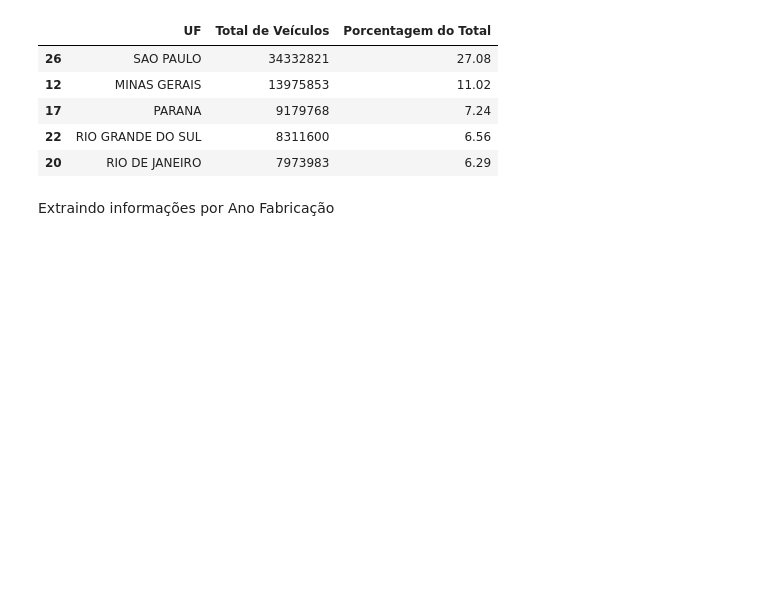
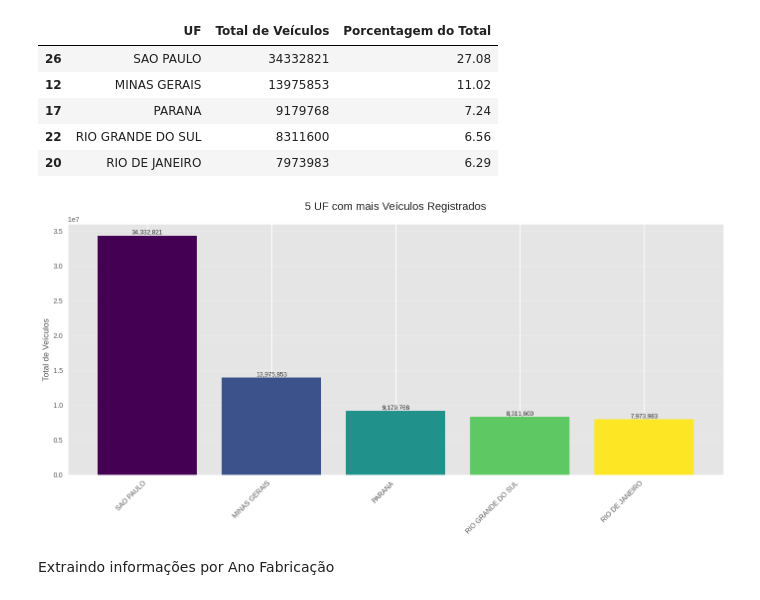
Before and after one commit to fabiobaroliveira/analise_exploratoria_de_dados, a Jupyter notebook: analise_exploratoria_frota_nacional.ipynb, the cells around one changed output. Cells and saved outputs as stored; diff of their text form; code cells hidden in the pictures; blank space fills up the shorter version.

```diff
--- a/analise_exploratoria_frota_nacional.ipynb
+++ b/analise_exploratoria_frota_nacional.ipynb
@@ -207,6 +185,40 @@ DataFrame consolidado por UF:
 # Criando novo arquivo .csv
 
 df_veiculos_uf.to_csv('veiculos_por_uf.csv', index=False, sep=';')
+# %%
+# Configurações de estilo
+plt.style.use('ggplot')  # Usando um estilo válido
+plt.figure(figsize=(14, 7))
+
+top_5 = []
+
+# Pegando os 5 maiores UF
+top_5 = df_veiculos_uf.head(5)
+
+# Criando o gráfico de barras
+bars = plt.bar(
+    top_5['UF'],
+    top_5['Total de Veículos'],
+    color=plt.cm.viridis(np.linspace(0, 1, len(top_5)))  # Gradiente de cores
+)
+
+# Adicionando valores nas barras
+for bar in bars:
+    height = bar.get_height()
+    plt.text(bar.get_x() + bar.get_width()/2., height,
+             f'{height:,.0f}',
+             ha='center', va='bottom', fontsize=9)
+
+# Personalização do gráfico
+plt.title('5 UF com mais Veículos Registrados', fontsize=16, pad=20)
+plt.ylabel('Total de Veículos', fontsize=12)
+plt.xticks(rotation=45, ha='right')
+
+plt.grid(axis='y', alpha=0.3)
+plt.tight_layout()
+plt.show()
+# %% [output]
+[figure, added]
 # %% [markdown]
 Extraindo informações por Ano Fabricação
 # %%
```
Also changed, not shown: parts of 9 cells of this notebook.
